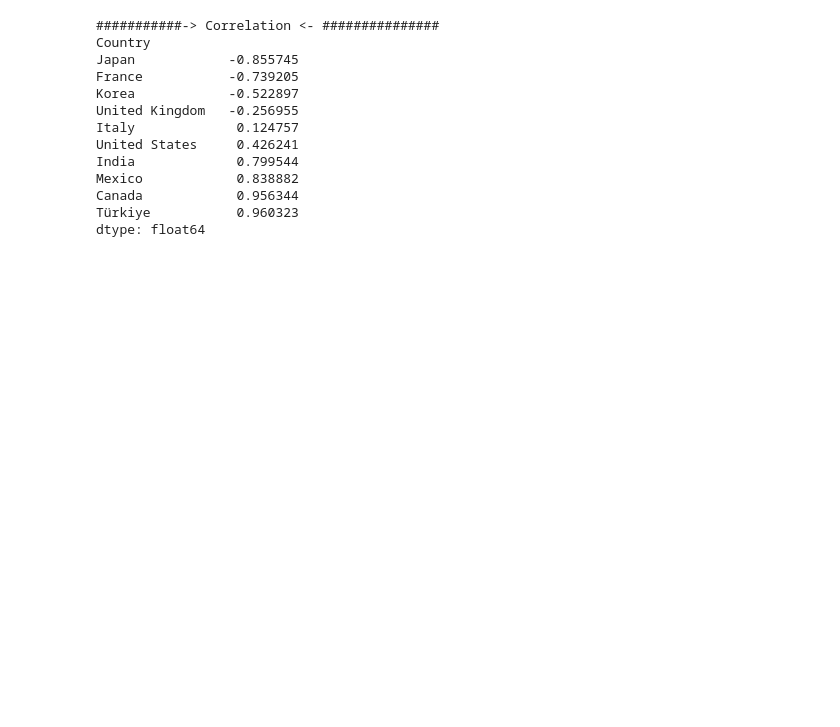
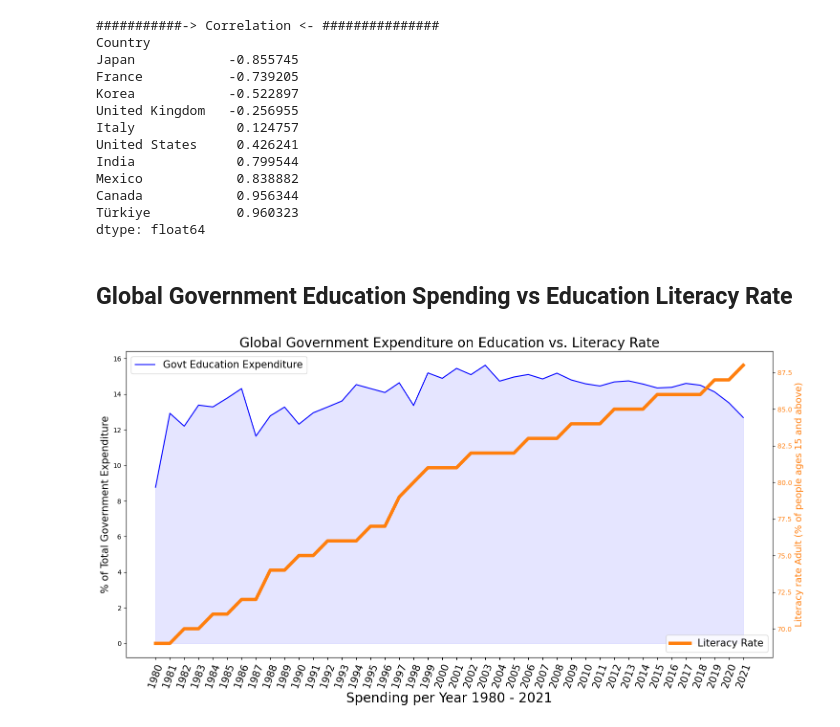
Before and after one commit to zjwlyx/ECE143_Group17, a Jupyter notebook: src/Group_17_Project.ipynb, the cells around one changed output. Drawn from its saved outputs; the diff is of its cells as text; code cells hidden in the pictures; blank space fills up the shorter version.

Commit message:
Added Military and Education EDA py files and linked it in ipynb

```diff
--- a/src/Group_17_Project.ipynb
+++ b/src/Group_17_Project.ipynb
@@ -791,3 +791,5 @@ fig.update_layout(
 
 # Show the chart
 fig.show()
+# %% [markdown]
+## Global Government Education Spending vs Education Literacy Rate
@@ -793,0 +798,4 @@ fig.show()
+# %%
+plt_education_vs_lit_rate = global_govt_exp_vs_lit_rate("../data/Govt_Expenditure_Eductation_csv.csv","../data/Literacy_Rate_2.csv")
+# %% [output]
+[figure, added]
```
Also changed, not shown: parts of 41 cells of this notebook, 4 other files.
